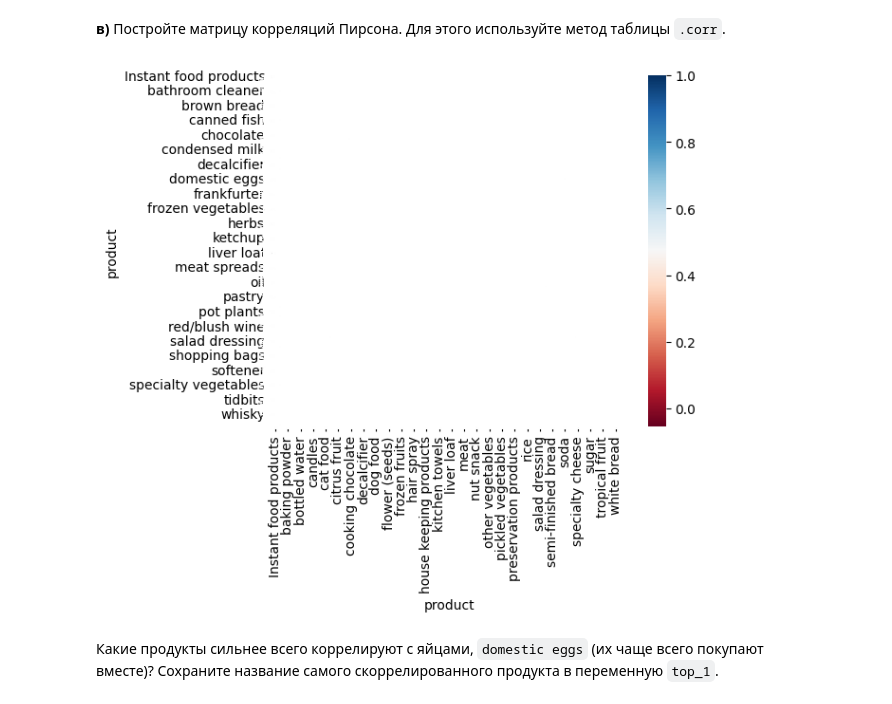
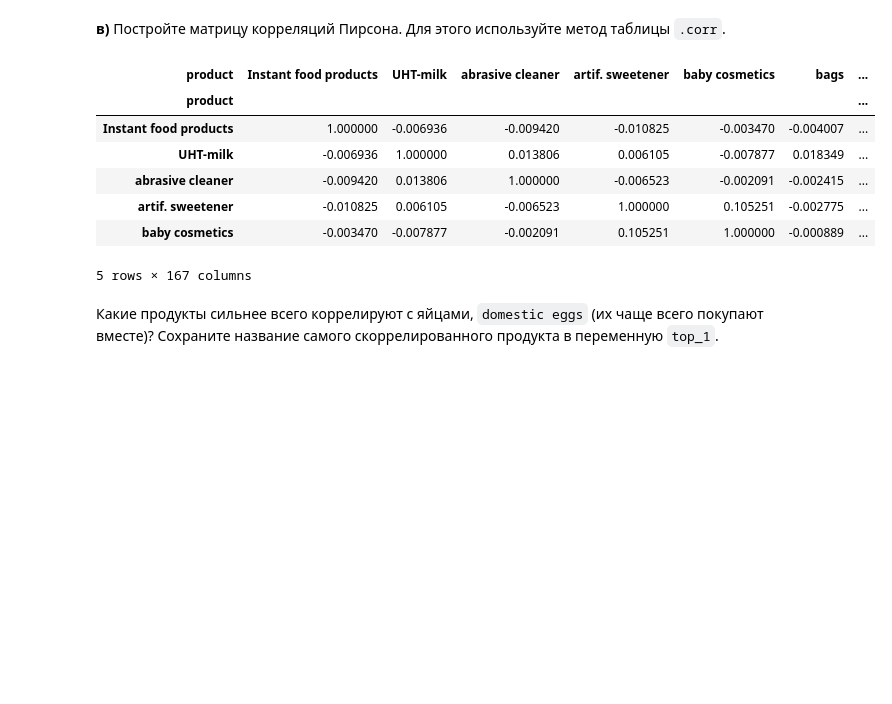
Before and after one commit to kkkonts/coursera-matstat-AB, a Jupyter notebook: hw02_groceries.ipynb, the cells around one changed output. Cells and saved outputs as stored; diff of their text form; code cells hidden in the pictures; blank space fills up the shorter version.

```diff
--- a/hw02_groceries.ipynb
+++ b/hw02_groceries.ipynb
@@ -95,10 +95,16 @@ __в)__ Постройте матрицу корреляций Пирсона.
 # %%
 # Формат ответа: таблица pd.DataFrame размера (167, 167)
 sales_correlation = sparse_sales.corr(method='pearson')
-sns.heatmap(sparse_sales.corr(method='pearson'), square=True,
-              annot=True, fmt=".2f", linewidths=0.1, cmap="RdBu");
+sales_correlation.head()
 # %% [output]
-[figure, removed]
+| product | Instant food products | UHT-milk | abrasive cleaner | artif. sweetener | baby cosmetics | bags | ... |
+| product |  |  |  |  |  |  | ... |
+| Instant food products | 1.000000 | -0.006936 | -0.009420 | -0.010825 | -0.003470 | -0.004007 | ... |
+| UHT-milk | -0.006936 | 1.000000 | 0.013806 | 0.006105 | -0.007877 | 0.018349 | ... |
+| abrasive cleaner | -0.009420 | 0.013806 | 1.000000 | -0.006523 | -0.002091 | -0.002415 | ... |
+| artif. sweetener | -0.010825 | 0.006105 | -0.006523 | 1.000000 | 0.105251 | -0.002775 | ... |
+| baby cosmetics | -0.003470 | -0.007877 | -0.002091 | 0.105251 | 1.000000 | -0.000889 | ... |
+5 rows × 167 columns
 # %% [markdown]
 Какие продукты сильнее всего коррелируют с яйцами, `domestic eggs` (их чаще всего покупают вместе)?  Сохраните название самого скоррелированного продукта в переменную `top_1`.
 # %%
```
Also changed, not shown: parts of 2 cells of this notebook.
